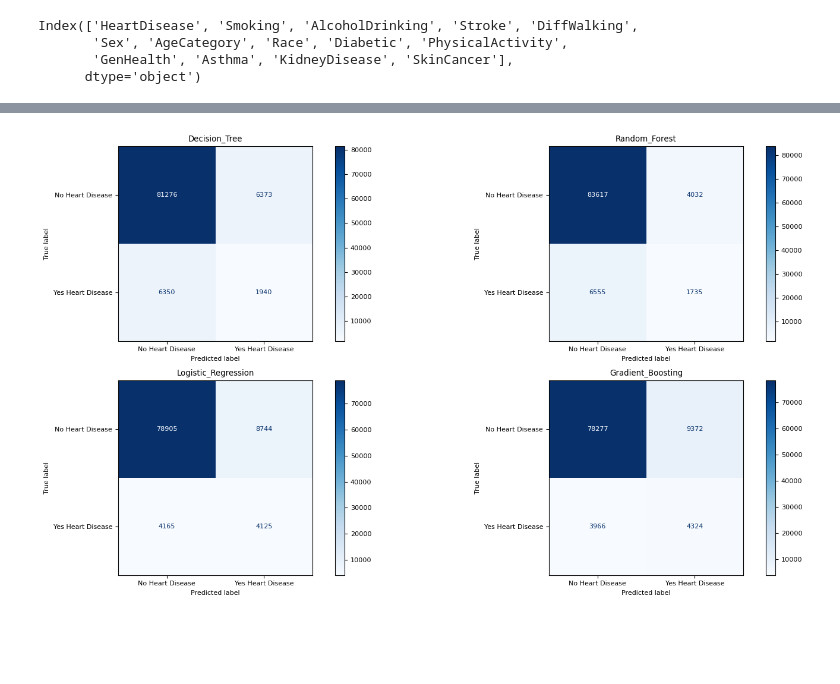
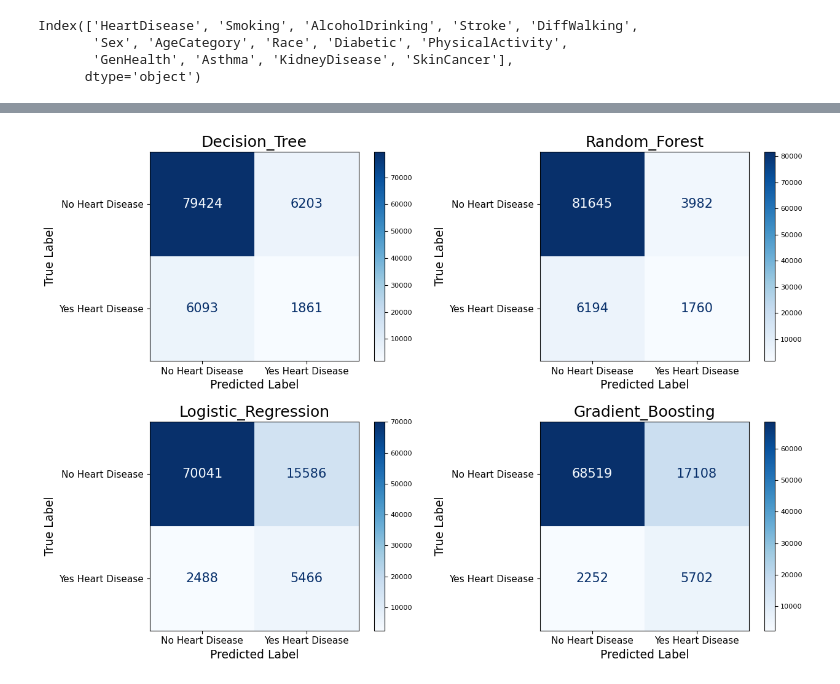
Before and after one commit to shane-sarabdial/CoefficientCrusaders, a Jupyter notebook: notebooks/heart.ipynb, the cells around one changed output, grey strips where cells are left out. Cells and saved outputs as stored; diff of their text form; code cells hidden in the pictures; blank space fills up the shorter version.

```diff
--- a/notebooks/heart.ipynb
+++ b/notebooks/heart.ipynb
@@ -57,0 +107,2 @@ dtype: int64
+# %%
+df.drop(df[df['BMI']>47].index,inplace=True)
@@ -93,7 +140,7 @@ X_train, X_test , y_train, y_test = train_test_split(X,y,test_size=.30, random_s
 # %%
 from imblearn.over_sampling import RandomOverSampler
 # %%
-rs = RandomOverSampler(sampling_strategy=.4, random_state=42)
+rs = RandomOverSampler(sampling_strategy=.7, random_state=42,)
 # %%
 X_train_rs, y_train_rs = rs.fit_resample(X_train,y_train)
 # %%
@@ -114,7 +182,6 @@ algos = {
     'Decision_Tree': {
         'model': DecisionTreeClassifier(),
         'params': {
-            'criterion' : ['gini','entropy',],
             'splitter': ['best'],
             'max_features': ['sqrt','log2'],
             'random_state': [42]
@@ -123,10 +190,12 @@ algos = {
     'Random_Forest' : {
         'model' : RandomForestClassifier(),
         'params' : {
-            'criterion' : ['gini','entropy',],
             'n_estimators': [150,250],
-            'max_features': ['sqrt','log2'],
             'random_state': [42],
+            'max_depth': [30,50],
+            'max_features': ['sqrt'],
+            'min_samples_leaf': [1,2],
+            'max_leaf_nodes': [None,8,16]
         }
     },
     'Logistic_Regression' :{
@@ -140,11 +209,11 @@ algos = {
     'Gradient_Boosting' :{
         'model' : GradientBoostingClassifier(),
         'params' : {
-            'learning_rate': [.1,.2,.25],
-            'n_estimators': [150,250],
-            'criterion' : ['friedman_mse','squared_error',],
-            'max_features': ['sqrt','log2'],
+            'learning_rate': [.1,.25,],
+            'n_estimators': [600],
             'random_state': [42],
+            'n_iter_no_change': [10],
+            'max_features': ['sqrt',],
         }
     }
 
@@ -153,7 +225,8 @@ algos = {
 scores = []
 models ={}
 for algo_name, config in algos.items():
-    gs =  GridSearchCV(config['model'], config['params'], cv=3, return_train_score=False, n_jobs=-1, scoring='roc_auc')
+    gs =  GridSearchCV(config['model'], config['params'], cv=3,
+          return_train_score=False, n_jobs=-1, scoring='roc_auc',)
     gs.fit(X_train_rs,y_train_rs)
     scores.append({
         'model': algo_name,
@@ -224,14 +306,15 @@ weighted avg       0.90      0.86      0.88     95939
 # %%
-fig, axes = plt.subplots(nrows=2, ncols=2, figsize=(15,8))
-plt.rcParams.update({'font.size': 8})
-plt.rc('xtick', labelsize=8)
-plt.rc('ytick', labelsize=8)
-
+fig, axes = plt.subplots(nrows=2, ncols=2, figsize=(13,9))
+plt.rcParams.update({'font.size': 15})
 for cls, ax , algo_name in zip(models.values(), axes.flatten(),models.keys()):
-    ConfusionMatrixDisplay.from_estimator(cls,X_test,y_test,ax=ax, cmap='Blues', display_labels=['No Heart Disease','Yes Heart Disease'])
-    ax.title.set_text(algo_name)
+    ConfusionMatrixDisplay.from_estimator(cls,X_test,y_test,ax=ax, cmap='Blues', display_labels=['No Heart Disease','Yes Heart Disease'], values_format='d')
+    ax.set_title(algo_name,)
+    ax.set_xlabel('Predicted Label', fontsize = 13.5,)
+    ax.set_ylabel('True Label', fontsize = 13.5,)
+    ax.set_xticklabels(['No Heart Disease','Yes Heart Disease'],fontsize=11,)
+    ax.set_yticklabels(['No Heart Disease','Yes Heart Disease'],fontsize=11,)
 plt.tight_layout()
-# plt.savefig('../images/confusion_matrix_heart.png',bbox_inches='tight')
+plt.savefig('../images/confusion_matrix_heart.png',bbox_inches='tight',facecolor ='#dcae52')
 plt.show()
 # %% [output]
-[figure, old version]
+[figure, new version]
```
Also changed, not shown: parts of 24 cells of this notebook, 7 other files.
